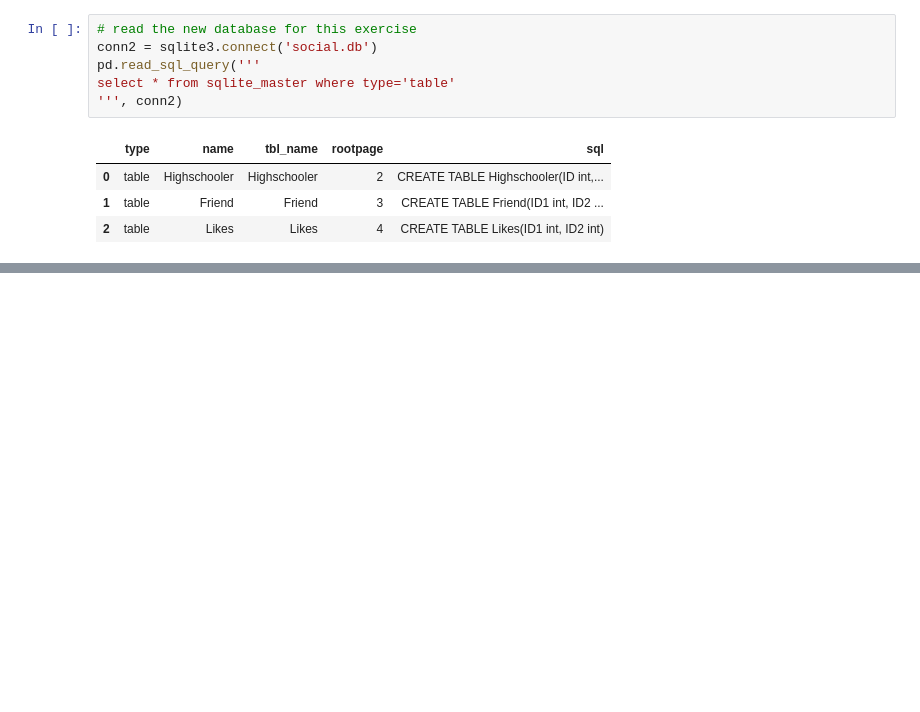
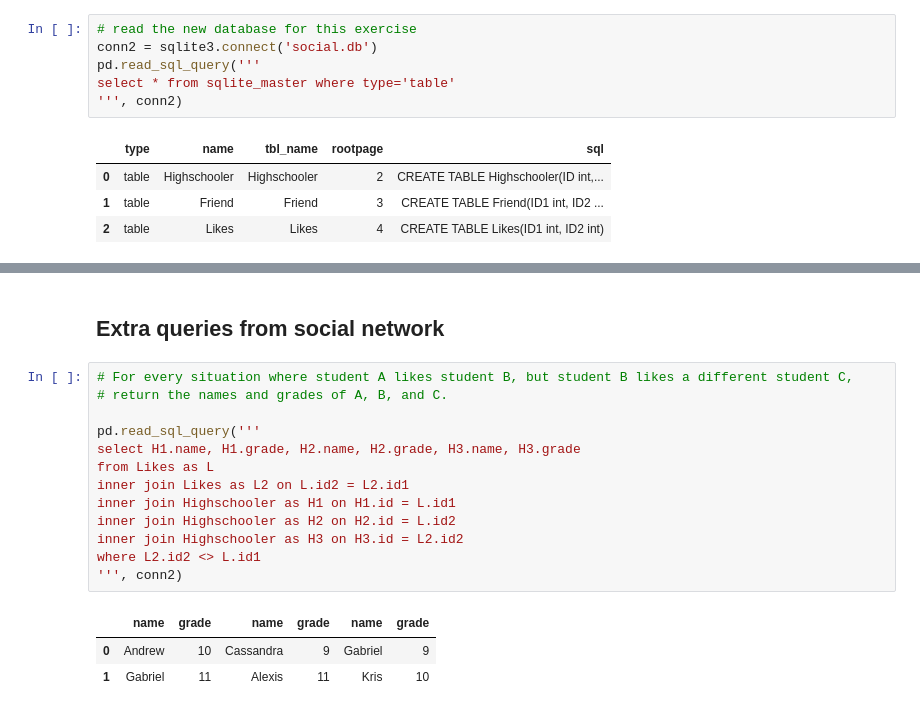
Before and after one commit to OniSlayer/stanford_sql_exercises, a Jupyter notebook: stanford_sql_exercises.ipynb, the cells around one changed output, grey strips where cells are left out. Drawn from its saved outputs; the diff is of its cells as text; blank space fills up the shorter version.

Commit message:
Finished Exercise 3 and Exercise 3 extras

```diff
--- a/stanford_sql_exercises.ipynb
+++ b/stanford_sql_exercises.ipynb
@@ -431,0 +542,19 @@ select count(id) - (select count(distinct name) from Highschooler) from Highscho
+# %% [markdown]
+## Extra queries from social network
+# %%
+# For every situation where student A likes student B, but student B likes a different student C,
+# return the names and grades of A, B, and C.
+
+pd.read_sql_query('''
+select H1.name, H1.grade, H2.name, H2.grade, H3.name, H3.grade
+from Likes as L
+inner join Likes as L2 on L.id2 = L2.id1
+inner join Highschooler as H1 on H1.id = L.id1
+inner join Highschooler as H2 on H2.id = L.id2
+inner join Highschooler as H3 on H3.id = L2.id2
+where L2.id2 <> L.id1
+''', conn2)
+# %% [output]
+|  | name | grade | name | grade | name | grade |
+| 0 | Andrew | 10 | Cassandra | 9 | Gabriel | 9 |
+| 1 | Gabriel | 11 | Alexis | 11 | Kris | 10 |
```
Also changed, not shown: parts of 14 cells of this notebook, 1 other file.
